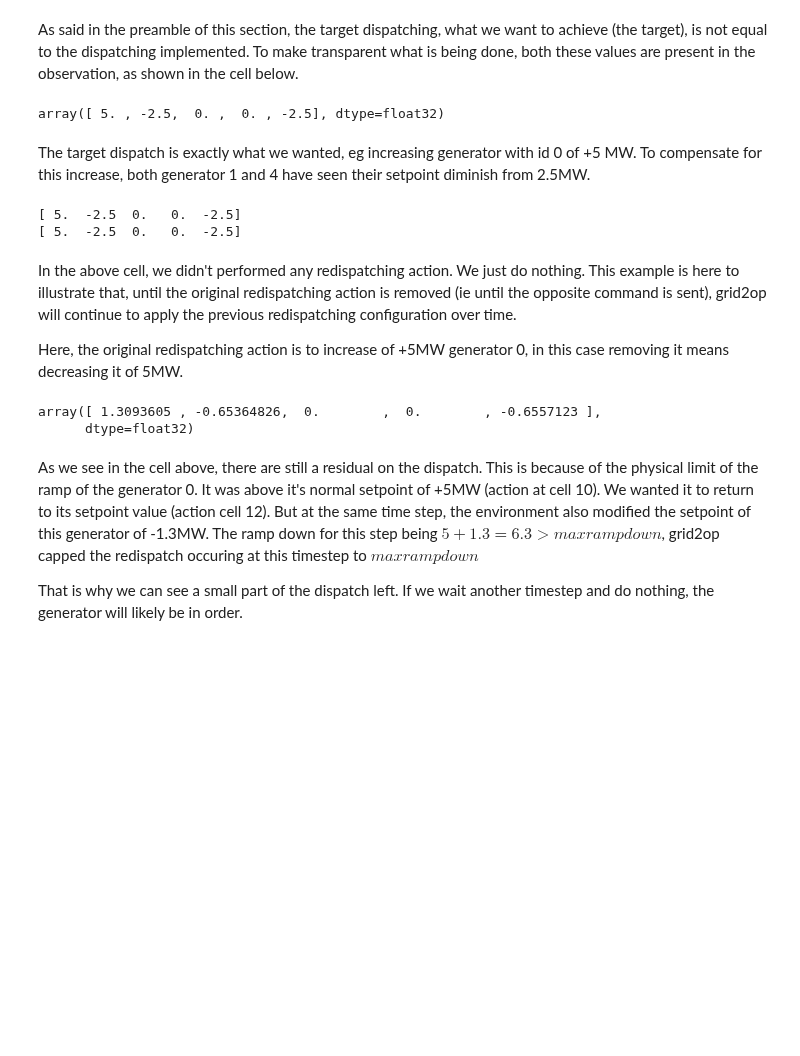
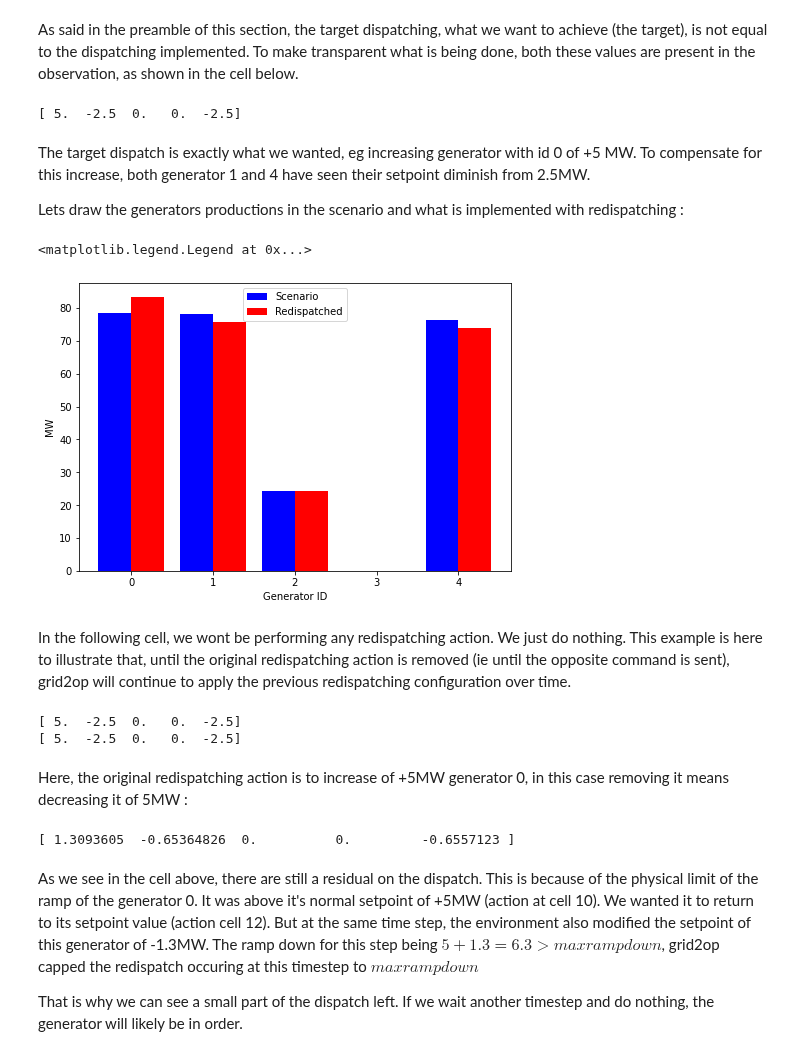
Before and after one commit to Grid2op/grid2op, a Jupyter notebook: getting_started/5_RedispathingAgent.ipynb, the cells around one changed output. Saved outputs shown, nothing was run; the diff lists cells and outputs as text; code cells hidden in the pictures; blank space fills up the shorter version.

Commit message:
Notebook5: Adds some plots to show what redispatching does

```diff
--- a/getting_started/5_RedispathingAgent.ipynb
+++ b/getting_started/5_RedispathingAgent.ipynb
@@ -144,6 +141,7 @@ act.is_ambiguous()
 # %% [markdown]
 As said in the preamble of this section, the target dispatching, what we want to achieve (the target), is not equal to the dispatching implemented. To make transparent what is being done, both these values are present in the observation, as shown in the cell below.
 # %%
+observed = []
 # perform a valid redispatching action
 env.set_id(0)  # make sure to use the same environment input data.
 obs_init = env.reset()  # reset the environment
@@ -151,10 +149,35 @@ act = env.action_space()
 act = env.action_space({"redispatch": [(0,+5)]})
 # act = env.action_space({"redispatch": [(0,0)]})
 obs, reward, done, info = env.step(act)
-obs.actual_dispatch
+print (obs.actual_dispatch)
+observed.append(obs)
 # %% [output]
-array([ 5. , -2.5,  0. ,  0. , -2.5], dtype=float32)
+[ 5.  -2.5  0.   0.  -2.5]
 # %% [markdown]
 The target dispatch is exactly what we wanted, eg increasing generator with id 0 of +5 MW. To compensate for this increase, both generator 1 and 4 have seen their setpoint diminish from 2.5MW.
+
+Lets draw the generators productions in the scenario and what is implemented with redispatching :
+# %%
+# Create a matplot figure
+redisp_fig = plt.figure()
+ax = redisp_fig.add_axes([0,0,1,1])
+# X axis is the generators
+x_gens = np.arange(obs.n_gen)
+# Y axis is the production in MW
+y_scenario_p = obs.prod_p - obs.actual_dispatch
+y_redisp_p = obs.prod_p
+# Blue bars for scenario productions
+ax.bar(x_gens - 0.2, y_scenario_p, color = 'b', width = 0.4)
+# Red bars for production with redispatch
+ax.bar(x_gens + 0.2, y_redisp_p, color = 'r', width = 0.4)
+# Set some legend to describe what's above
+ax.set_ylabel('MW')
+ax.set_xlabel('Generator ID')
+ax.legend(labels=['Scenario', 'Redispatched'])
+# %% [output]
+<matplotlib.legend.Legend at 0x...>
+[figure, added]
+# %% [markdown]
+In the following cell, we wont be performing any redispatching action. We just do nothing. This example is here to illustrate that, until the original redispatching action is removed (ie until the opposite command is sent), grid2op will continue to apply the previous redispatching configuration over time.
 # %%
 donothing = env.action_space()
@@ -166,17 +191,15 @@ print(obs.actual_dispatch)
 [ 5.  -2.5  0.   0.  -2.5]
 [ 5.  -2.5  0.   0.  -2.5]
 # %% [markdown]
-In the above cell, we didn't performed any redispatching action. We just do nothing. This example is here to illustrate that, until the original redispatching action is removed (ie until the opposite command is sent), grid2op will continue to apply the previous redispatching configuration over time.
-
-Here, the original redispatching action is to increase of +5MW generator 0, in this case removing it means decreasing it of 5MW.
+Here, the original redispatching action is to increase of +5MW generator 0, in this case removing it means decreasing it of 5MW :
 # %%
 act = env.action_space({"redispatch": [(0,-5)]})
 # act = env.action_space({"redispatch": [(0,0)]})
-obs, reward, done, info = env.step(act)
-obs.actual_dispatch
+obs3, reward, done, info = env.step(act)
+print (obs3.actual_dispatch)
+observed.append(obs3)
 # %% [output]
-array([ 1.3093605 , -0.65364826,  0.        ,  0.        , -0.6557123 ],
-      dtype=float32)
+[ 1.3093605  -0.65364826  0.          0.         -0.6557123 ]
 # %% [markdown]
 As we see in the cell above, there are still a residual on the dispatch. This is because of the physical limit of the ramp of the generator 0. It was above it's normal setpoint of +5MW (action at cell 10). We wanted it to return to its setpoint value (action cell 12). But at the same time step, the environment also modified the setpoint of this generator of -1.3MW. The ramp down for this step being $5+1.3 = 6.3 > maxrampdown$, grid2op capped the redispatch occuring at this timestep to $maxrampdown$
 
```
Also changed, not shown: parts of 9 cells of this notebook.
